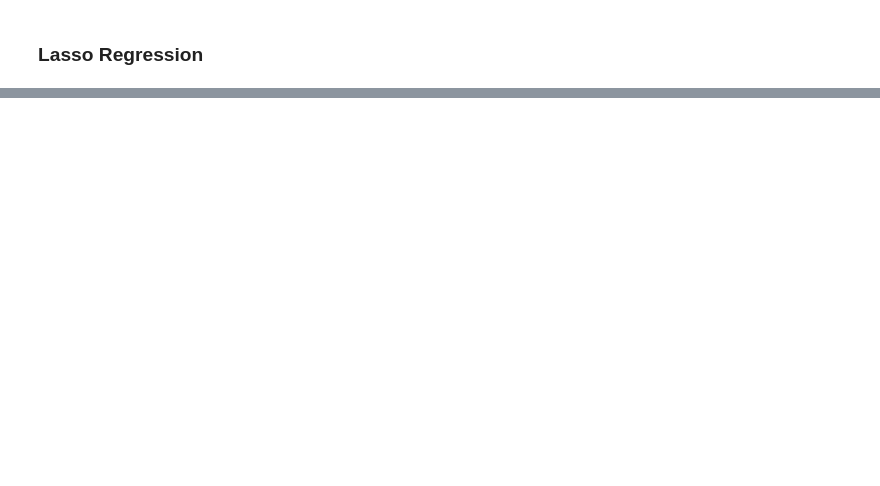
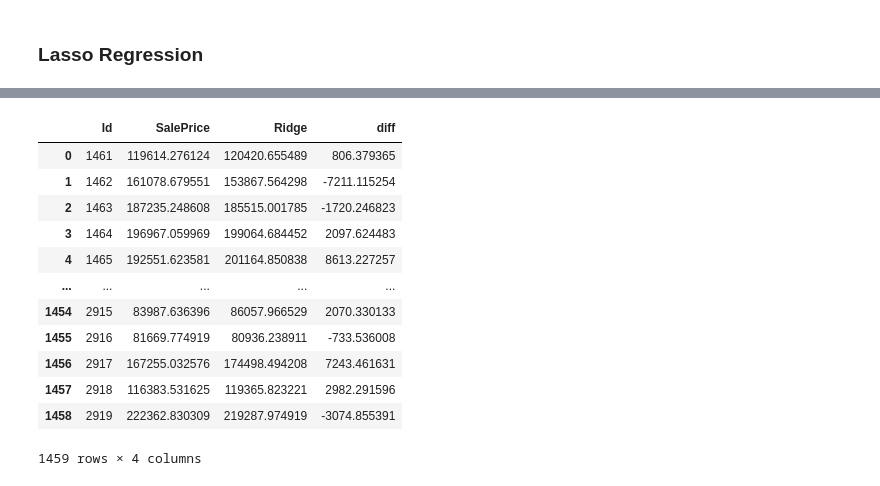
Before and after one commit to Bounty1993/ML-scripts, a Jupyter notebook: house_prices.ipynb, the cells around one changed output, grey strips where cells are left out. Cells and saved outputs as stored; diff of their text form; code cells hidden in the pictures; blank space fills up the shorter version.

```diff
--- a/house_prices.ipynb
+++ b/house_prices.ipynb
@@ -213,0 +258,6 @@ np.sqrt(mean_squared_error(Y_valid, Y_pred))
+# %%
+all_train = train_df.append(test_df)
+nulls = (all_train.isna().sum() / all_train.shape[0]) * 100
+nulls[nulls > 0].sort_values(ascending=False)
+
+# all_train.drop(columns=['Utilities', 'Id', 'SalePrice'], inplace=True)
@@ -213,0 +328,4 @@ np.sqrt(mean_squared_error(Y_valid, Y_pred))
+# %%
+model = Ridge()
+model.fit(X_train, y)
+Y_pred = model.predict(X_test)
@@ -213,0 +337,2 @@ np.sqrt(mean_squared_error(Y_valid, Y_pred))
+# %%
+sub['Ridge'] = Y_pred
@@ -213,0 +344,19 @@ np.sqrt(mean_squared_error(Y_valid, Y_pred))
+# %%
+sub['Ridge'] = np.expm1(sub['Ridge'])
+# %%
+sub['diff'] = sub['Ridge'] - sub['SalePrice']
+sub
+# %% [output]
+|  | Id | SalePrice | Ridge | diff |
+| 0 | 1461 | 119614.276124 | 120420.655489 | 806.379365 |
+| 1 | 1462 | 161078.679551 | 153867.564298 | -7211.115254 |
+| 2 | 1463 | 187235.248608 | 185515.001785 | -1720.246823 |
+| 3 | 1464 | 196967.059969 | 199064.684452 | 2097.624483 |
+| 4 | 1465 | 192551.623581 | 201164.850838 | 8613.227257 |
+| ... | ... | ... | ... | ... |
+| 1454 | 2915 | 83987.636396 | 86057.966529 | 2070.330133 |
+| 1455 | 2916 | 81669.774919 | 80936.238911 | -733.536008 |
+| 1456 | 2917 | 167255.032576 | 174498.494208 | 7243.461631 |
+| 1457 | 2918 | 116383.531625 | 119365.823221 | 2982.291596 |
+| 1458 | 2919 | 222362.830309 | 219287.974919 | -3074.855391 |
+1459 rows × 4 columns
```
Also changed, not shown: parts of 32 cells of this notebook.
